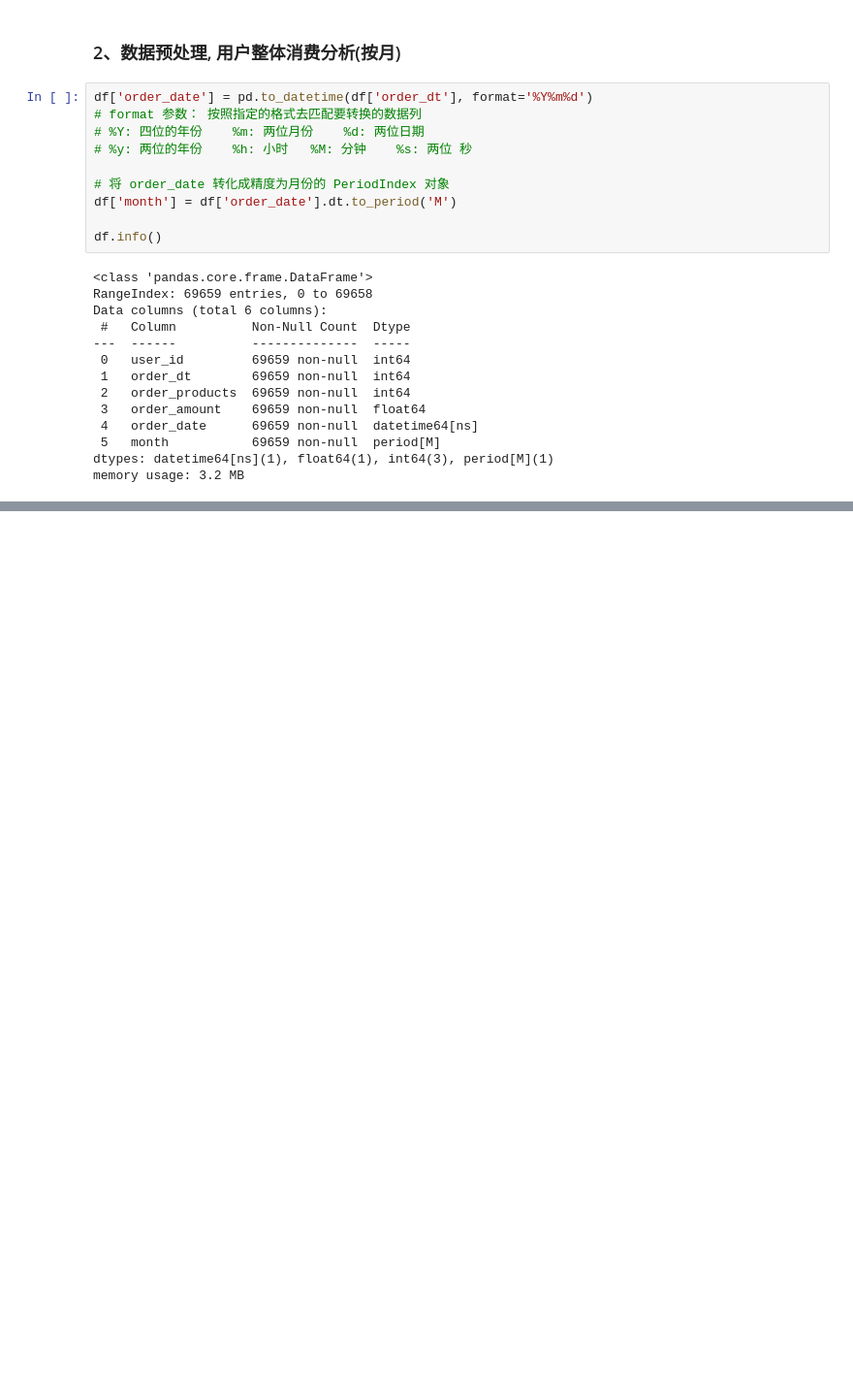
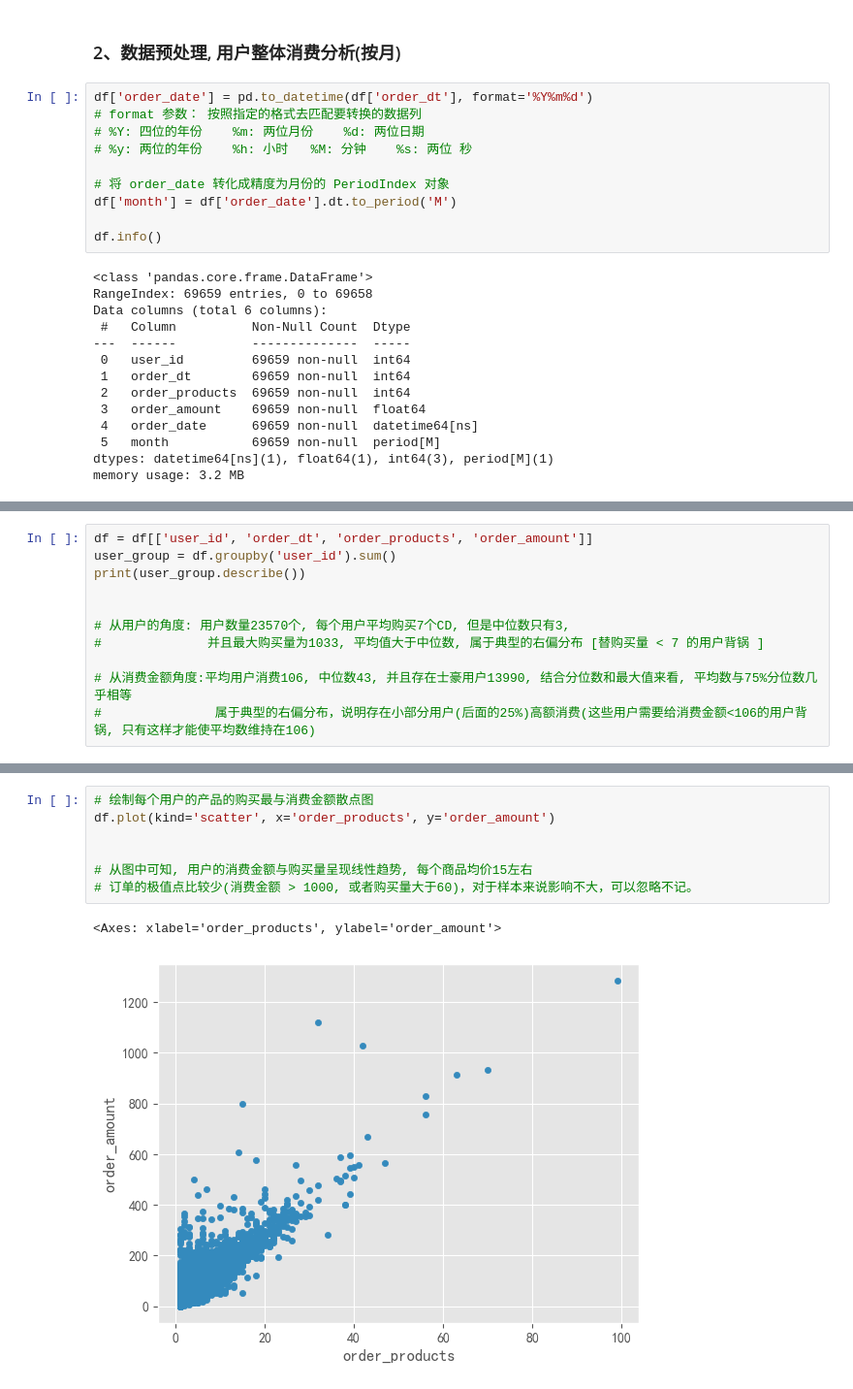
Before and after one commit to Fade-Smile/Basic-of-Data-Analyst, a Jupyter notebook: Project/3. User consumption behavior data analysis.ipynb, the cells around one changed output, grey strips where cells are left out. Shown at 97% size. Saved outputs shown, nothing was run; the diff lists cells and outputs as text; blank space fills up the shorter version.

```diff
--- a/Project/3. User consumption behavior data analysis.ipynb
+++ b/Project/3. User consumption behavior data analysis.ipynb
@@ -121,0 +126,11 @@ Text(0.5, 1.0, '每月的消费人数【根据user_id 进行去重统计, 再计
+# %%
+df = df[['user_id', 'order_dt', 'order_products', 'order_amount']]
+user_group = df.groupby('user_id').sum()
+print(user_group.describe())
+
+
+# 从用户的角度: 用户数量23570个, 每个用户平均购买7个CD, 但是中位数只有3,
+#              并且最大购买量为1033, 平均值大于中位数, 属于典型的右偏分布 [替购买量 < 7 的用户背锅 ]
+
+# 从消费金额角度:平均用户消费106, 中位数43, 并且存在士豪用户13990, 结合分位数和最大值来看, 平均数与75%分位数几乎相等
+#               属于典型的右偏分布，说明存在小部分用户(后面的25%)高额消费(这些用户需要给消费金额<106的用户背锅, 只有这样才能使平均数维持在106)
@@ -121,0 +147,10 @@ Text(0.5, 1.0, '每月的消费人数【根据user_id 进行去重统计, 再计
+# %%
+# 绘制每个用户的产品的购买最与消费金额散点图
+df.plot(kind='scatter', x='order_products', y='order_amount')
+
+
+# 从图中可知, 用户的消费金额与购买量呈现线性趋势, 每个商品均价15左右
+# 订单的极值点比较少(消费金额 > 1000, 或者购买量大于60)，对于样本来说影响不大，可以忽略不记。
+# %% [output]
+<Axes: xlabel='order_products', ylabel='order_amount'>
+[figure, added]
```
Also changed, not shown: parts of 10 cells of this notebook.
